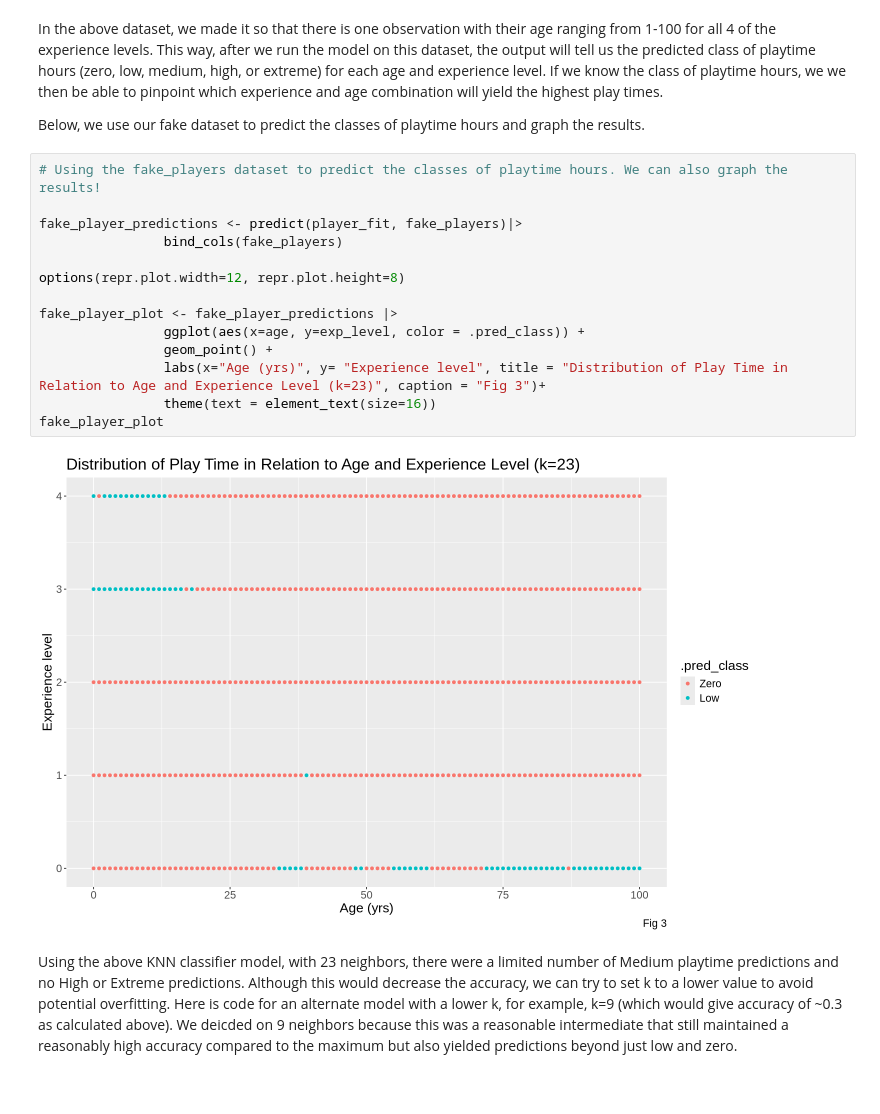
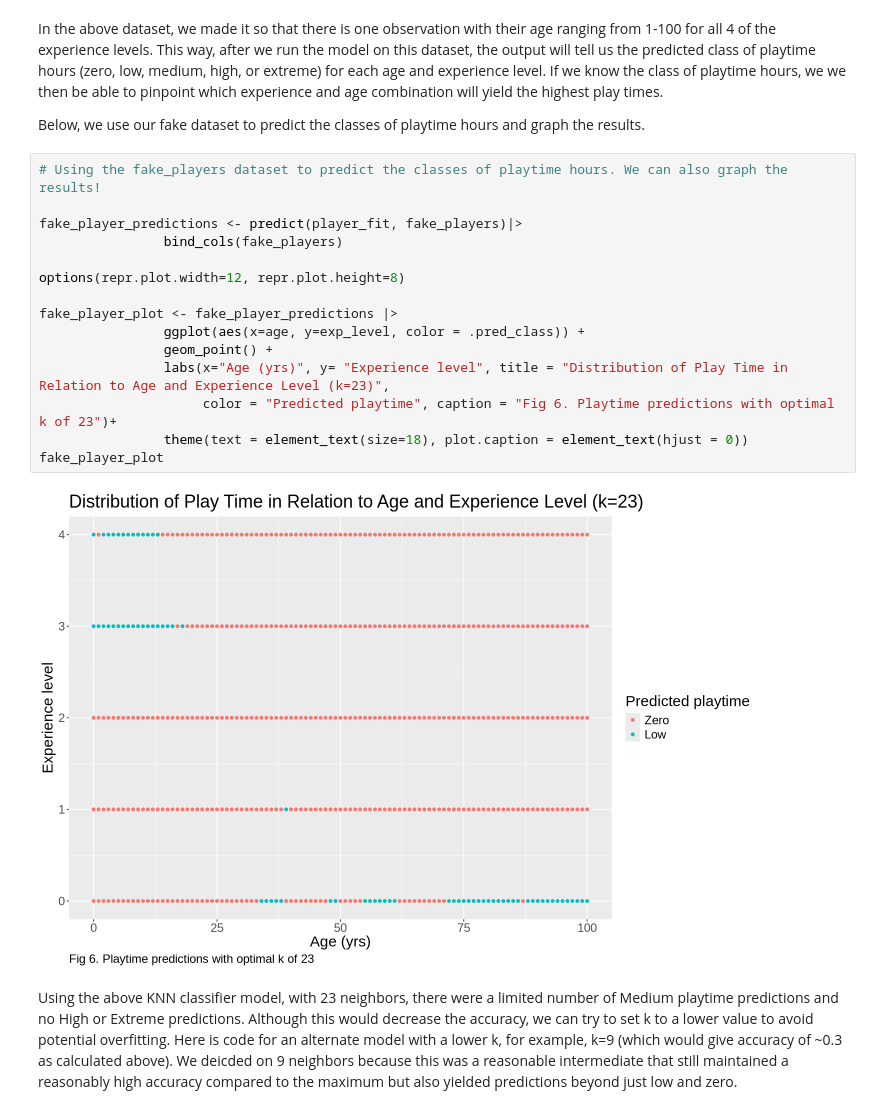
Before and after one commit to amazingk147/DSCI100-Project-Group-42, a Jupyter notebook: project_notebook.ipynb, the cells around one changed output. Cells and saved outputs as stored; diff of their text form.

```diff
--- a/project_notebook.ipynb
+++ b/project_notebook.ipynb
@@ -351,19 +376,20 @@ Below, we use our fake dataset to predict the classes of playtime hours and grap
 # %%
 # Using the fake_players dataset to predict the classes of playtime hours. We can also graph the results!
 
 fake_player_predictions <- predict(player_fit, fake_players)|>
                 bind_cols(fake_players)
 
 options(repr.plot.width=12, repr.plot.height=8)
 
 fake_player_plot <- fake_player_predictions |>
                 ggplot(aes(x=age, y=exp_level, color = .pred_class)) +
                 geom_point() +
-                labs(x="Age (yrs)", y= "Experience level", title = "Distribution of Play Time in Relation to Age and Experience Level (k=23)", caption = "Fig 3")+
-                theme(text = element_text(size=16))
+                labs(x="Age (yrs)", y= "Experience level", title = "Distribution of Play Time in Relation to Age and Experience Level (k=23)",
+                     color = "Predicted playtime", caption = "Fig 6. Playtime predictions with optimal k of 23")+
+                theme(text = element_text(size=18), plot.caption = element_text(hjust = 0))
 fake_player_plot
 # %% [output]
-[figure, old version]
+[figure, new version]
 # %% [markdown]
 Using the above KNN classifier model, with 23 neighbors, there were a limited number of Medium playtime predictions and no High or Extreme predictions. Although this would decrease the accuracy, we can try to set k to a lower value to avoid potential overfitting.
 Here is code for an alternate model with a lower k, for example, k=9 (which would give accuracy of ~0.3 as calculated above).
```
Also changed, not shown: parts of 13 cells of this notebook.
